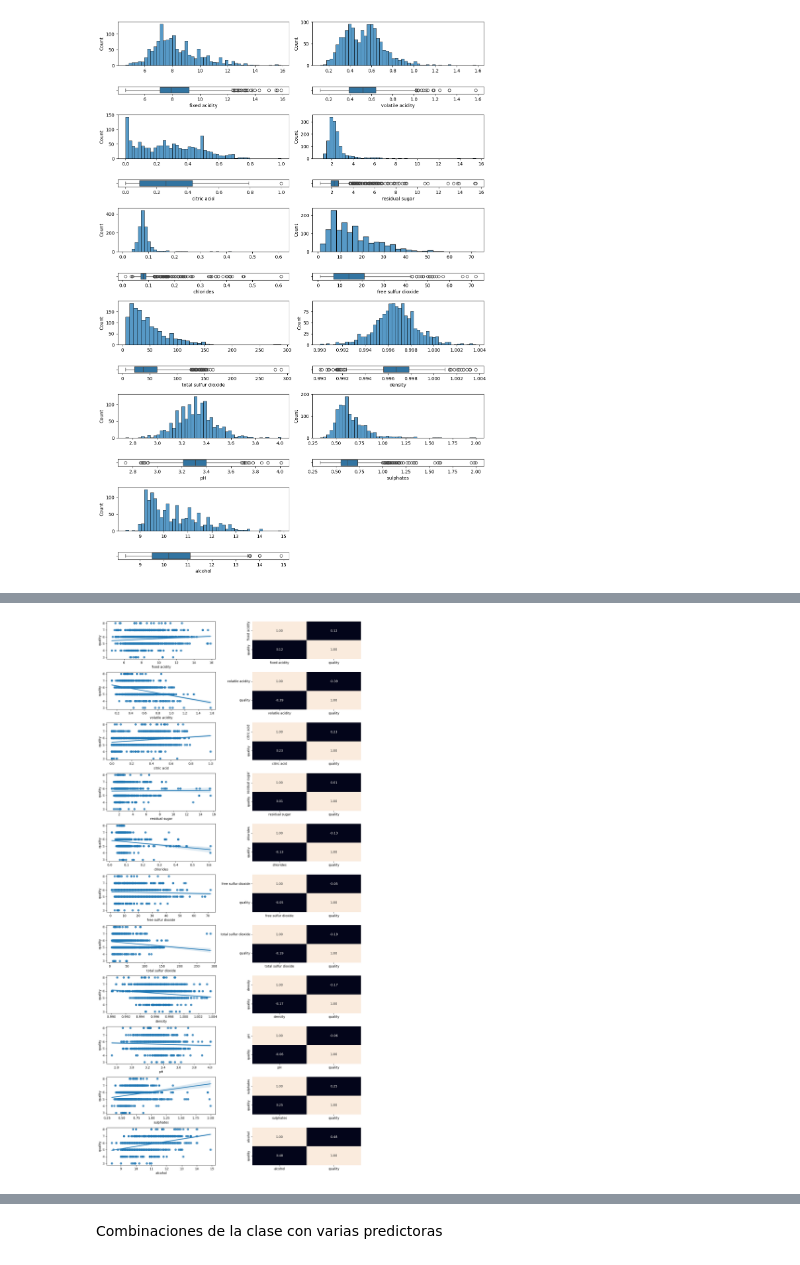
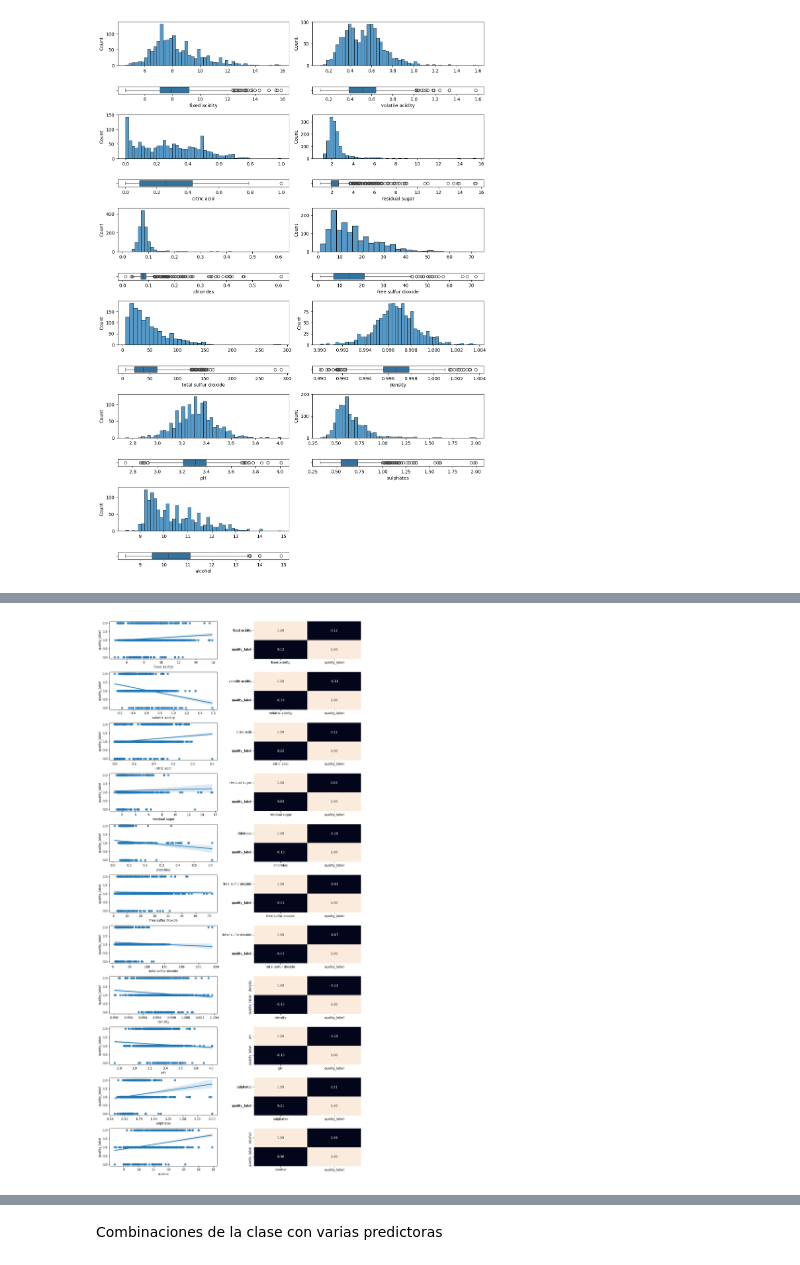
Before and after one commit to 4GeeksAcademy/Tulio-Gimenez-Tutorial-del-Proyecto-K-vecinos-mas-Cercanos, a Jupyter notebook: src/explore.ipynb, the cells around one changed output, grey strips where cells are left out. Cells and saved outputs as stored; diff of their text form; code cells hidden in the pictures.

```diff
--- a/src/explore.ipynb
+++ b/src/explore.ipynb
@@ -152,44 +161,44 @@ plt.show()
 # %%
 fig, axis = plt.subplots(11, 2, figsize=(12, 25))
 
-sns.regplot(ax=axis[0, 0], data=total_data, x="fixed acidity", y="quality")
-sns.heatmap(total_data[["fixed acidity", "quality"]].corr(), annot=True, fmt=".2f", ax=axis[0, 1], cbar=False)
+sns.regplot(ax=axis[0, 0], data=total_data, x="fixed acidity", y="quality_label")
+sns.heatmap(total_data[["fixed acidity", "quality_label"]].corr(), annot=True, fmt=".2f", ax=axis[0, 1], cbar=False)
 
-sns.regplot(ax=axis[1, 0], data=total_data, x="volatile acidity", y="quality")
-sns.heatmap(total_data[["volatile acidity", "quality"]].corr(), annot=True, fmt=".2f", ax=axis[1, 1], cbar=False)
+sns.regplot(ax=axis[1, 0], data=total_data, x="volatile acidity", y="quality_label")
+sns.heatmap(total_data[["volatile acidity", "quality_label"]].corr(), annot=True, fmt=".2f", ax=axis[1, 1], cbar=False)
 
-sns.regplot(ax=axis[2, 0], data=total_data, x="citric acid", y="quality")
-sns.heatmap(total_data[["citric acid", "quality"]].corr(), annot=True, fmt=".2f", ax=axis[2, 1], cbar=False)
+sns.regplot(ax=axis[2, 0], data=total_data, x="citric acid", y="quality_label")
+sns.heatmap(total_data[["citric acid", "quality_label"]].corr(), annot=True, fmt=".2f", ax=axis[2, 1], cbar=False)
 
-sns.regplot(ax=axis[3, 0], data=total_data, x="residual sugar", y="quality")
-sns.heatmap(total_data[["residual sugar", "quality"]].corr(), annot=True, fmt=".2f", ax=axis[3, 1], cbar=False)
+sns.regplot(ax=axis[3, 0], data=total_data, x="residual sugar", y="quality_label")
+sns.heatmap(total_data[["residual sugar", "quality_label"]].corr(), annot=True, fmt=".2f", ax=axis[3, 1], cbar=False)
 
-sns.regplot(ax=axis[4, 0], data=total_data, x="chlorides", y="quality")
-sns.heatmap(total_data[["chlorides", "quality"]].corr(), annot=True, fmt=".2f", ax=axis[4, 1], cbar=False)
+sns.regplot(ax=axis[4, 0], data=total_data, x="chlorides", y="quality_label")
+sns.heatmap(total_data[["chlorides", "quality_label"]].corr(), annot=True, fmt=".2f", ax=axis[4, 1], cbar=False)
 
-sns.regplot(ax=axis[5, 0], data=total_data, x="free sulfur dioxide", y="quality")
-sns.heatmap(total_data[["free sulfur dioxide", "quality"]].corr(), annot=True, fmt=".2f", ax=axis[5, 1], cbar=False)
+sns.regplot(ax=axis[5, 0], data=total_data, x="free sulfur dioxide", y="quality_label")
+sns.heatmap(total_data[["free sulfur dioxide", "quality_label"]].corr(), annot=True, fmt=".2f", ax=axis[5, 1], cbar=False)
 
-sns.regplot(ax=axis[6, 0], data=total_data, x="total sulfur dioxide", y="quality")
-sns.heatmap(total_data[["total sulfur dioxide", "quality"]].corr(), annot=True, fmt=".2f", ax=axis[6, 1], cbar=False)
+sns.regplot(ax=axis[6, 0], data=total_data, x="total sulfur dioxide", y="quality_label")
+sns.heatmap(total_data[["total sulfur dioxide", "quality_label"]].corr(), annot=True, fmt=".2f", ax=axis[6, 1], cbar=False)
 
-sns.regplot(ax=axis[7, 0], data=total_data, x="density", y="quality")
-sns.heatmap(total_data[["density", "quality"]].corr(), annot=True, fmt=".2f", ax=axis[7, 1], cbar=False)
+sns.regplot(ax=axis[7, 0], data=total_data, x="density", y="quality_label")
+sns.heatmap(total_data[["density", "quality_label"]].corr(), annot=True, fmt=".2f", ax=axis[7, 1], cbar=False)
 
-sns.regplot(ax=axis[8, 0], data=total_data, x="pH", y="quality")
-sns.heatmap(total_data[["pH", "quality"]].corr(), annot=True, fmt=".2f", ax=axis[8, 1], cbar=False)
+sns.regplot(ax=axis[8, 0], data=total_data, x="pH", y="quality_label")
+sns.heatmap(total_data[["pH", "quality_label"]].corr(), annot=True, fmt=".2f", ax=axis[8, 1], cbar=False)
 
-sns.regplot(ax=axis[9, 0], data=total_data, x="sulphates", y="quality")
-sns.heatmap(total_data[["sulphates", "quality"]].corr(), annot=True, fmt=".2f", ax=axis[9, 1], cbar=False)
+sns.regplot(ax=axis[9, 0], data=total_data, x="sulphates", y="quality_label")
+sns.heatmap(total_data[["sulphates", "quality_label"]].corr(), annot=True, fmt=".2f", ax=axis[9, 1], cbar=False)
 
-sns.regplot(ax=axis[10, 0], data=total_data, x="alcohol", y="quality")
-sns.heatmap(total_data[["alcohol", "quality"]].corr(), annot=True, fmt=".2f", ax=axis[10, 1], cbar=False)
+sns.regplot(ax=axis[10, 0], data=total_data, x="alcohol", y="quality_label")
+sns.heatmap(total_data[["alcohol", "quality_label"]].corr(), annot=True, fmt=".2f", ax=axis[10, 1], cbar=False)
 
 
 plt.tight_layout()
 plt.show()
 # %% [output]
-[figure, old version]
+[figure, new version]
 # %%
 fig, axis = plt.subplots(2, 2, figsize = (20, 15))
 
```
Also changed, not shown: parts of 6 cells of this notebook, 14 other files.
